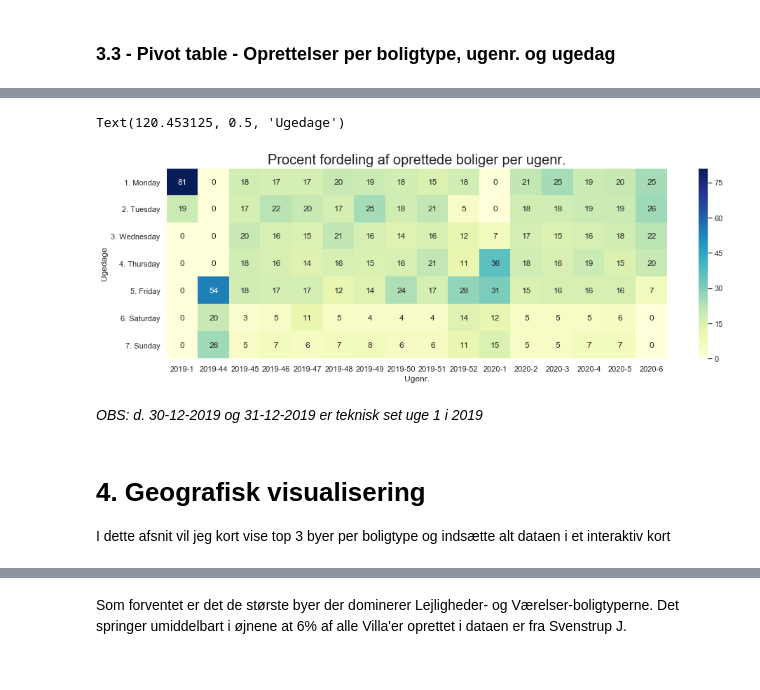
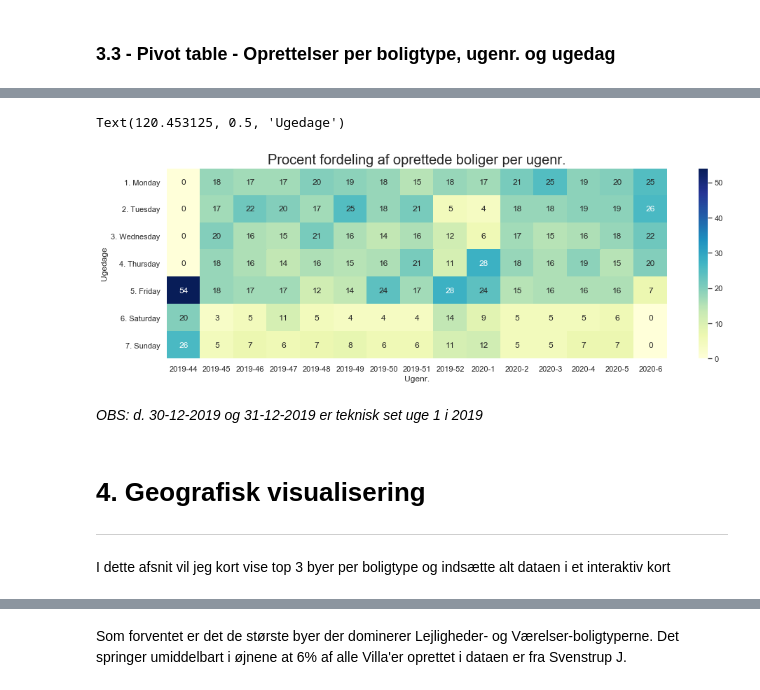
Before and after one commit to MadsJC/Bolig-site-analyse, a Jupyter notebook: PYTHON - Exploratory Data Analysis (EDA).ipynb, the cells around one changed output, grey strips where cells are left out. Cells and saved outputs as stored; diff of their text form; code cells hidden in the pictures.

```diff
--- a/PYTHON - Exploratory Data Analysis (EDA).ipynb
+++ b/PYTHON - Exploratory Data Analysis (EDA).ipynb
@@ -271,20 +281,29 @@ df_pivot_oprettelse
 # %%
 df_heatmap_oprettelse = pd.pivot_table(df, values='ids', index=['oprettelsesdag_num'],
                                      columns=['oprettelsesyear', 'oprettelsesweek_num'], aggfunc='count').fillna(0)
+
+# Lige som ovenstående pivottable, har jeg været nødt til at flytte mandag og tirsdag til den korrekte uge (Uge 1 2020).
+df_heatmap_oprettelse[2020, 1] = np.where(df_heatmap_oprettelse[2020, 1].values == 0.0, df_heatmap_oprettelse[2019, 1].values,
+                                        df_heatmap_oprettelse[2020, 1].values)
+df_heatmap_oprettelse.drop((2019, 1), axis=1, inplace=True)
+
+
 df_heatmap_oprettelse = (100 * df_heatmap_oprettelse / df_heatmap_oprettelse.sum()).round(0)
+
 
 plt.figure(figsize=(16,5))
 plt.title('Procent fordeling af oprettede boliger per ugenr.', fontsize=20)
 sns.heatmap(df_heatmap_oprettelse, annot=True, cmap="YlGnBu")
 plt.xlabel('Ugenr.')
 plt.ylabel('Ugedage')
 # %% [output]
 Text(120.453125, 0.5, 'Ugedage')
-[figure, old version]
+[figure, new version]
 # %% [markdown]
 *OBS: d. 30-12-2019 og 31-12-2019 er teknisk set uge 1 i 2019*
 # %% [markdown]
 # 4. Geografisk visualisering <a class="anchor" id="chapter4"></a>
+---
 I dette afsnit vil jeg kort vise top 3 byer per boligtype og indsætte alt dataen i et interaktiv kort
 # %%
 for i in df['boligtype'].unique():
```
Also changed, not shown: parts of 12 cells of this notebook, 1 other file.
